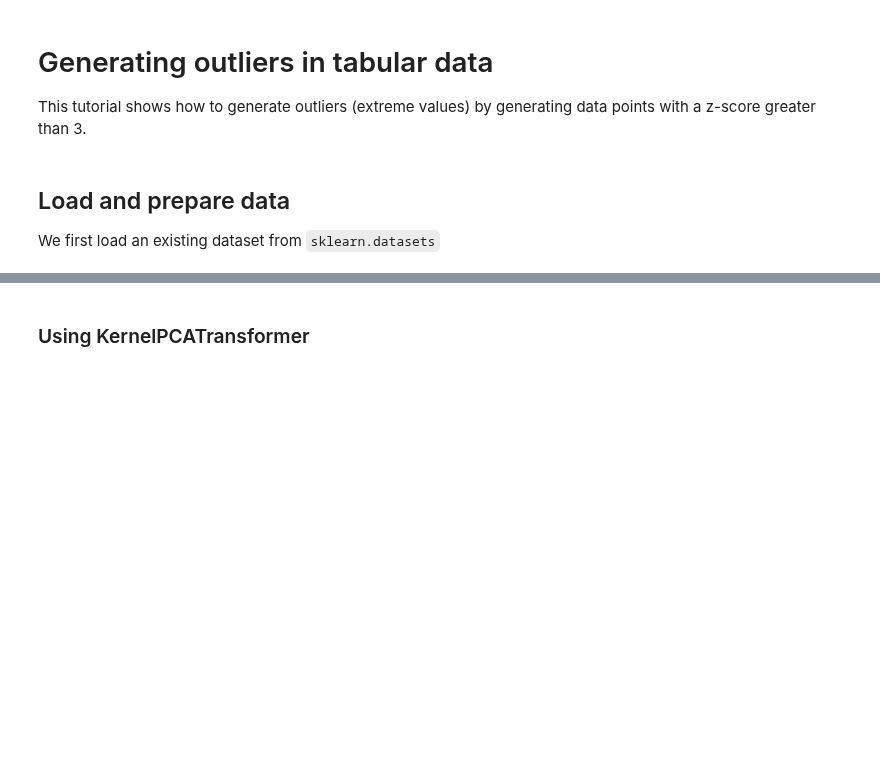
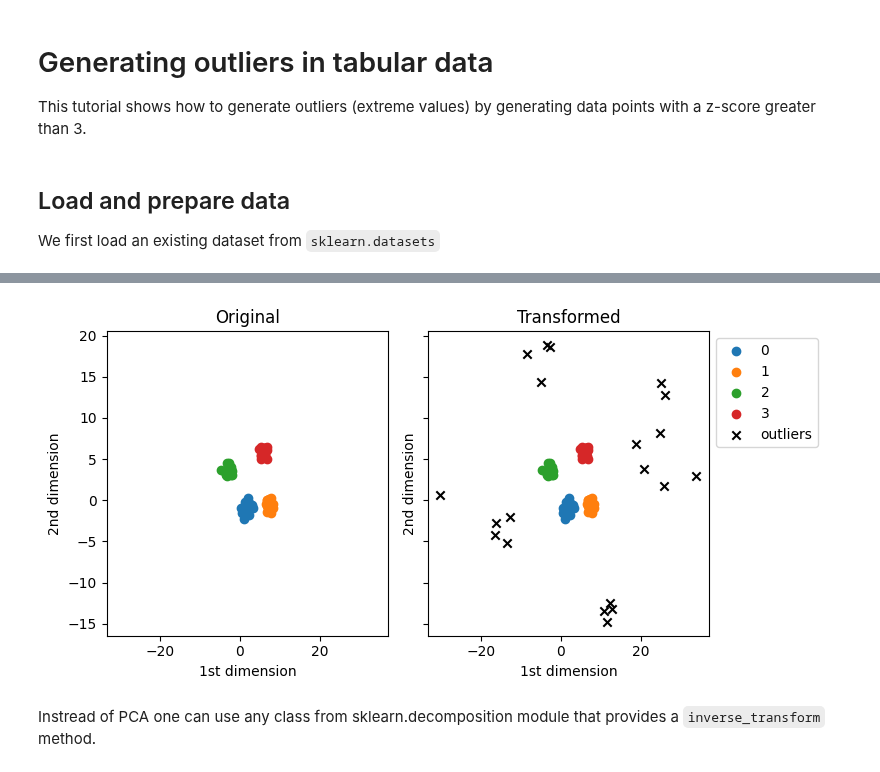
Before and after one commit to Fraunhofer-IESE/badgers, a Jupyter notebook: docs/tutorials/Outliers-Tabular-Data.ipynb, the cells around one changed output, grey strips where cells are left out. Cells and saved outputs as stored; diff of their text form; code cells hidden in the pictures; blank space fills up the shorter version.

```diff
--- a/docs/tutorials/Outliers-Tabular-Data.ipynb
+++ b/docs/tutorials/Outliers-Tabular-Data.ipynb
@@ -68,0 +81,3 @@ transformed_labels[trf.outliers_indices_] = 'outliers'
+# %%
+# generate some data with higer dimensionality
+X, y = make_blobs(n_features=10, centers=4, cluster_std=0.60)
@@ -69,5 +86,13 @@ transformed_labels[trf.outliers_indices_] = 'outliers'
+# %%
+trf = DecompositionAndSamplingTransformer(
+    decomposition_transformer=PCA(n_components=3),
+    outlier_transformer=ZScoreSampling(percentage_outliers=20)
+)
+outliers = trf.transform(X.copy())
 # %%
-fig, axes = plot_outliers(X, Xt, labels, transformed_labels, data['feature_names'])
+fig, axes = plot_outliers(X, outliers, y)
+# %% [output]
+[figure, added]
 # %% [markdown]
-### Using KernelPCATransformer
+Instread of PCA one can use any class from sklearn.decomposition module that provides a  `inverse_transform` method.
 # %%
```
Also changed, not shown: parts of 31 cells of this notebook, 6 other files.
